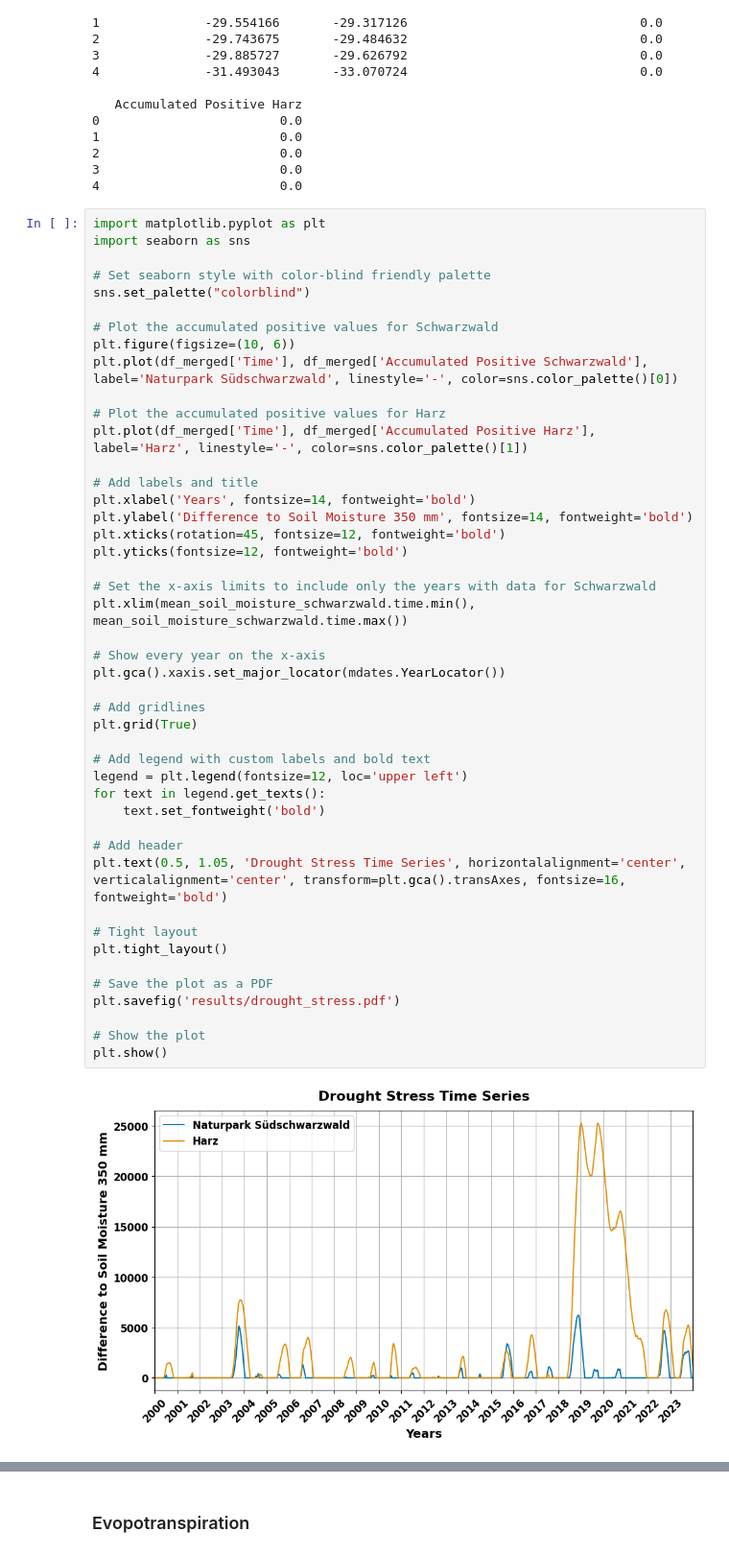
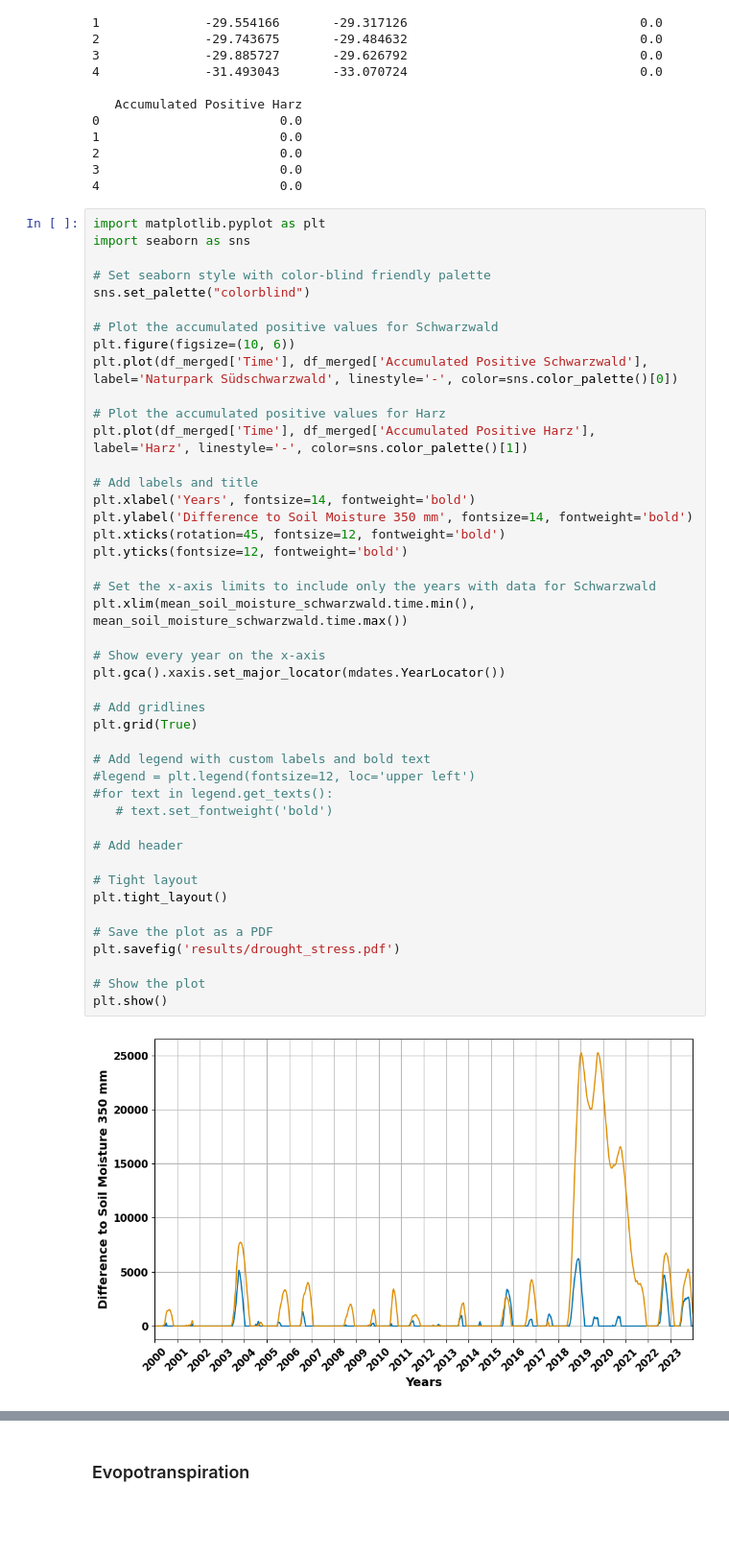
Before and after one commit to justusnoegel/deadwood_prediction, a Jupyter notebook: plots.ipynb, the cells around one changed output, grey strips where cells are left out. Shown at 96% size. Saved outputs shown, nothing was run; the diff lists cells and outputs as text; blank space fills up the shorter version.

```diff
--- a/plots.ipynb
+++ b/plots.ipynb
@@ -560,35 +560,34 @@ plt.plot(df_merged['Time'], df_merged['Accumulated Positive Schwarzwald'], label
 plt.plot(df_merged['Time'], df_merged['Accumulated Positive Harz'], label='Harz', linestyle='-', color=sns.color_palette()[1])
 
 # Add labels and title
 plt.xlabel('Years', fontsize=14, fontweight='bold')
 plt.ylabel('Difference to Soil Moisture 350 mm', fontsize=14, fontweight='bold')
 plt.xticks(rotation=45, fontsize=12, fontweight='bold')
 plt.yticks(fontsize=12, fontweight='bold')
 
 # Set the x-axis limits to include only the years with data for Schwarzwald
 plt.xlim(mean_soil_moisture_schwarzwald.time.min(), mean_soil_moisture_schwarzwald.time.max())
 
 # Show every year on the x-axis
 plt.gca().xaxis.set_major_locator(mdates.YearLocator())
 
 # Add gridlines
 plt.grid(True)
 
 # Add legend with custom labels and bold text
-legend = plt.legend(fontsize=12, loc='upper left')
-for text in legend.get_texts():
-    text.set_fontweight('bold')
+#legend = plt.legend(fontsize=12, loc='upper left')
+#for text in legend.get_texts():
+   # text.set_fontweight('bold')
 
 # Add header
-plt.text(0.5, 1.05, 'Drought Stress Time Series', horizontalalignment='center', verticalalignment='center', transform=plt.gca().transAxes, fontsize=16, fontweight='bold')
 
 # Tight layout
 plt.tight_layout()
 
 # Save the plot as a PDF
 plt.savefig('results/drought_stress.pdf')
 
 # Show the plot
 plt.show()
 # %% [output]
-[figure, old version]
+[figure, new version]
```
Also changed, not shown: parts of 1 cell of this notebook, 9 other files.
